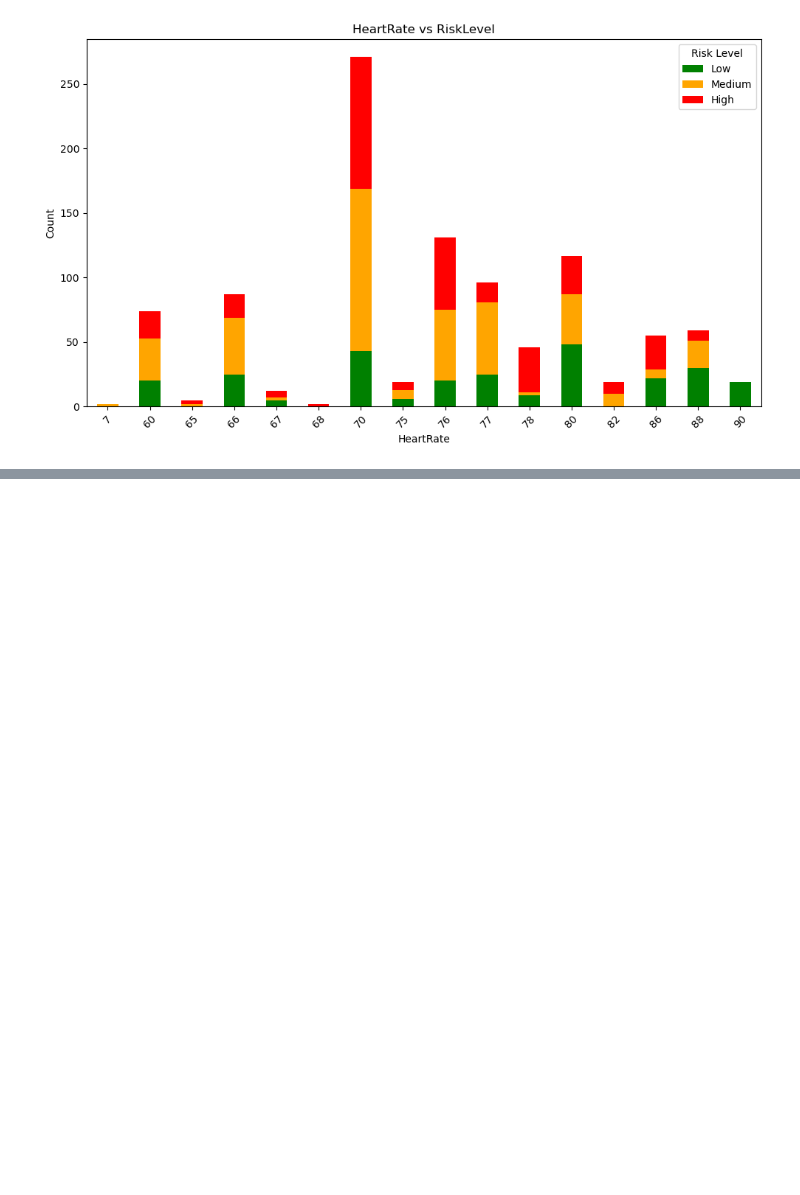
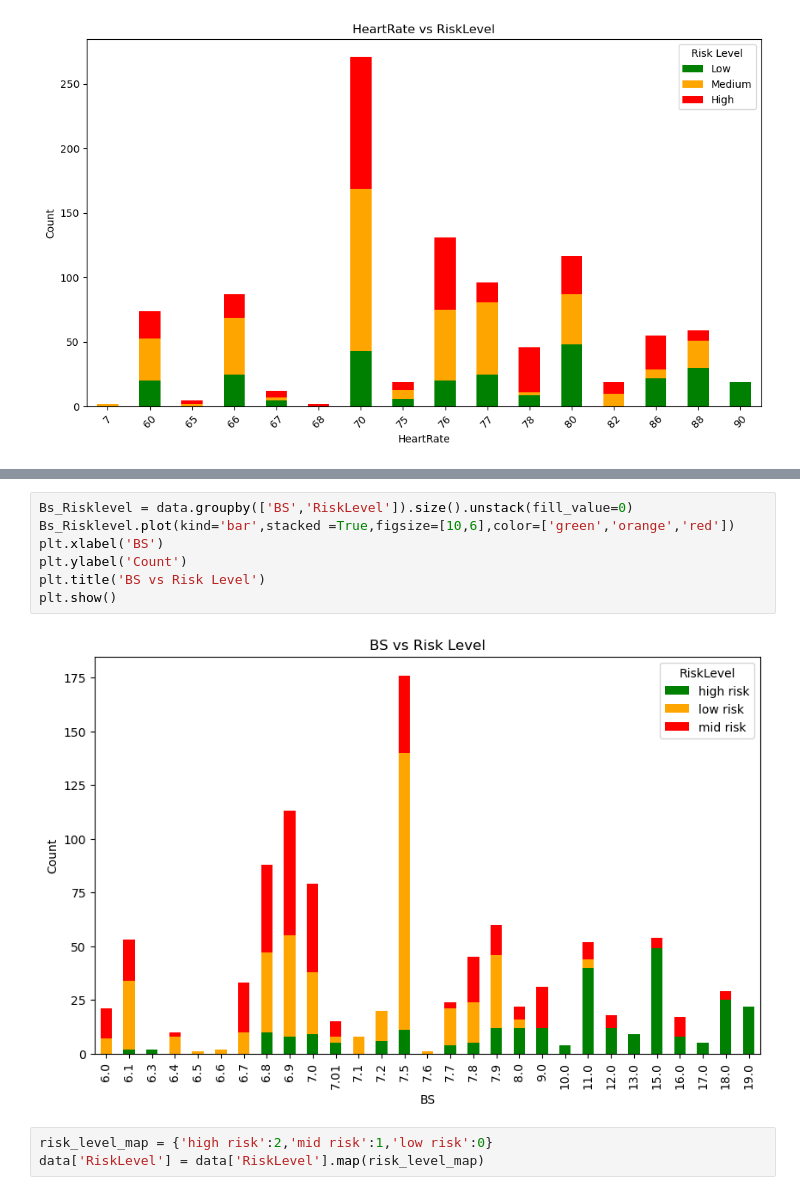
Before and after one commit to HariAr2/Risk-Prediction, a Jupyter notebook: Maternal_risk.ipynb, the cells around one changed output, grey strips where cells are left out. Drawn from its saved outputs; the diff is of its cells as text; blank space fills up the shorter version.

```diff
--- a/Maternal_risk.ipynb
+++ b/Maternal_risk.ipynb
@@ -98,0 +85,12 @@ plt.show()
+# %%
+Bs_Risklevel = data.groupby(['BS','RiskLevel']).size().unstack(fill_value=0)
+Bs_Risklevel.plot(kind='bar',stacked =True,figsize=[10,6],color=['green','orange','red'])
+plt.xlabel('BS')
+plt.ylabel('Count')
+plt.title('BS vs Risk Level')
+plt.show()
+# %% [output]
+[figure, added]
+# %%
+risk_level_map = {'high risk':2,'mid risk':1,'low risk':0}
+data['RiskLevel'] = data['RiskLevel'].map(risk_level_map)
```
Also changed, not shown: parts of 8 cells of this notebook.
